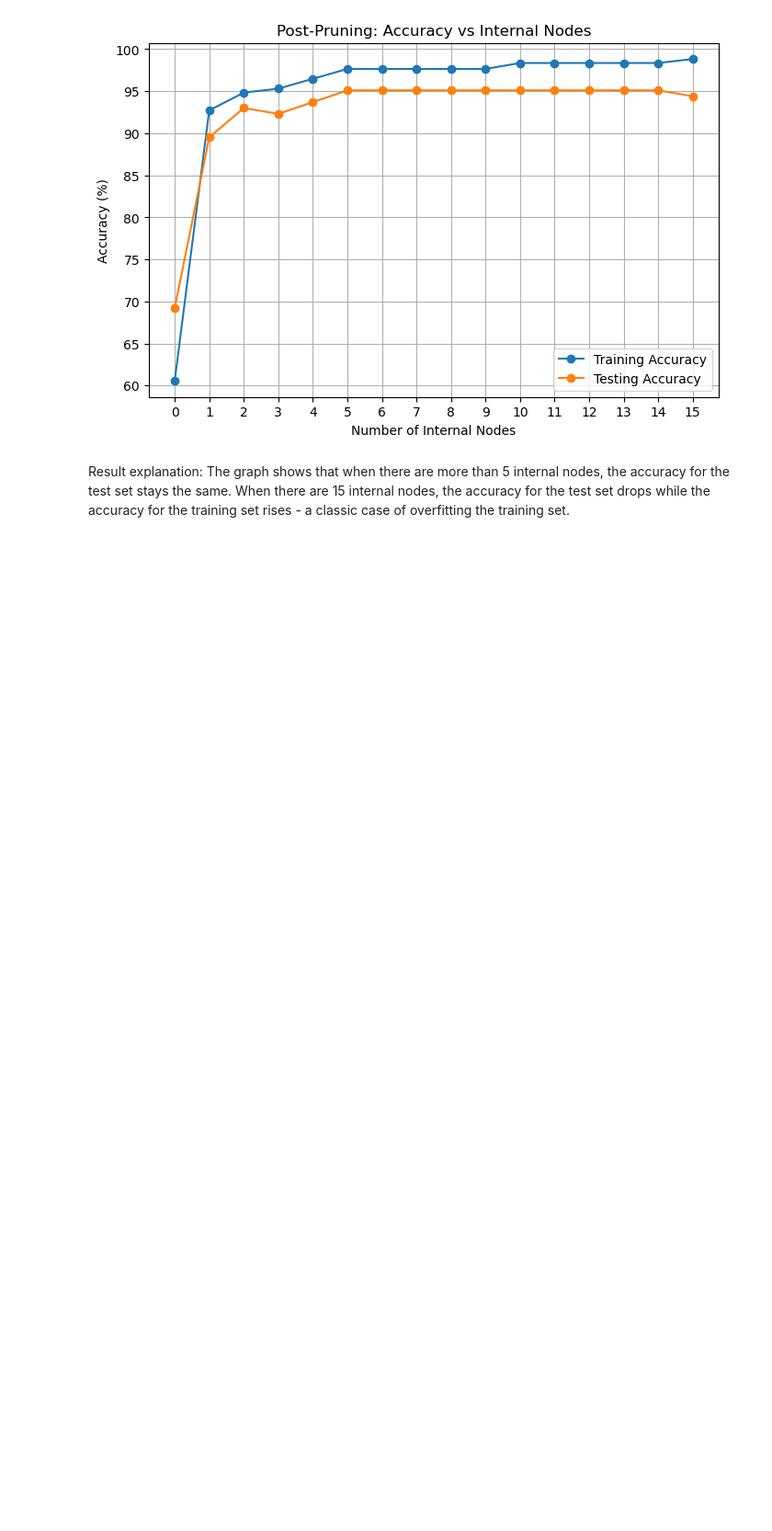
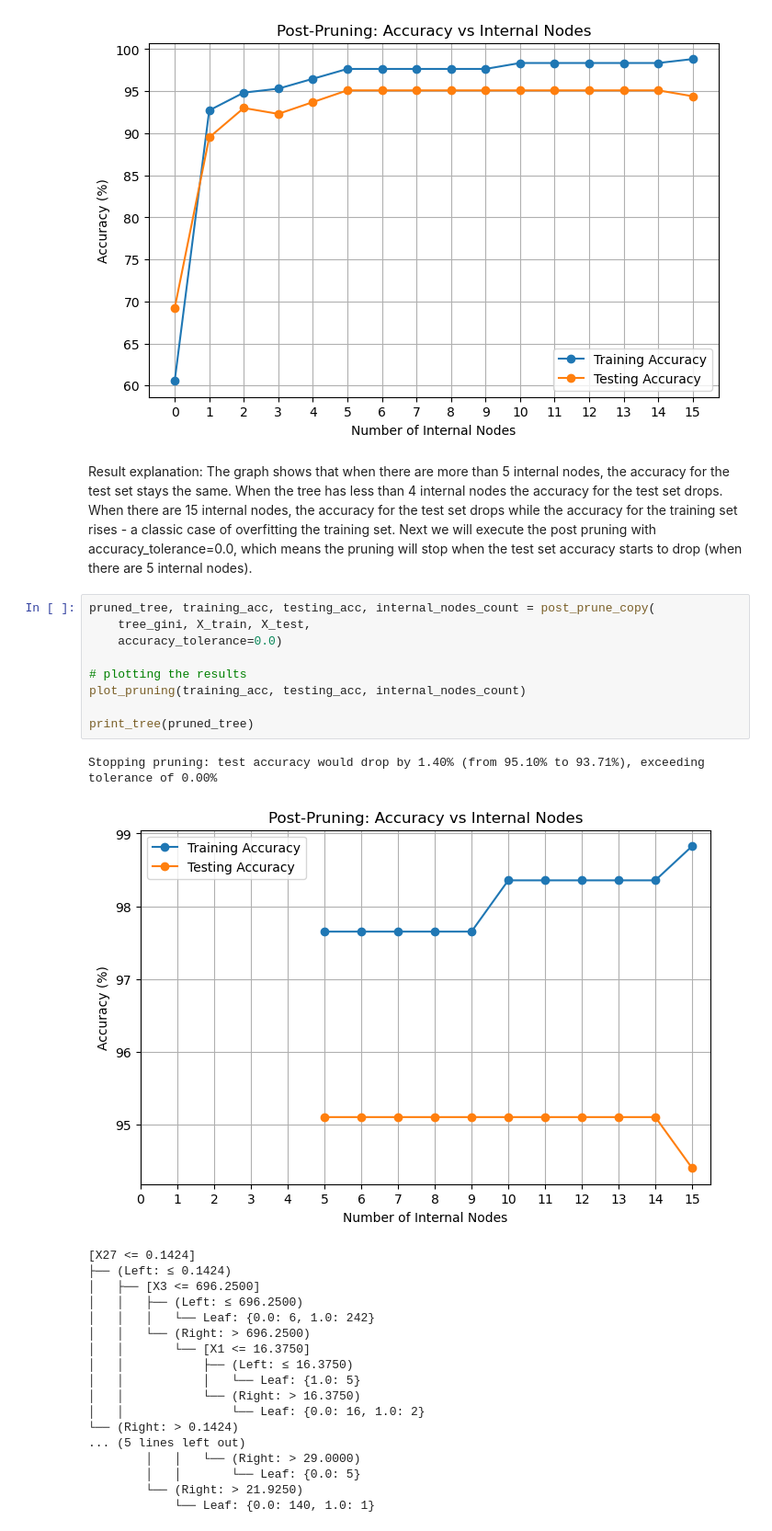
Before and after one commit to Evyatar-shaked/dani-and-evyatar-ML, a Jupyter notebook: HW1/HW1/hw1-decision-trees.ipynb, the cells around one changed output. Shown: that part at 92% size. Drawn from its saved outputs; the diff is of its cells as text; blank space fills up the shorter version.

Commit message:
added pruning that stops when the accuracy drops

```diff
--- a/HW1/HW1/hw1-decision-trees.ipynb
+++ b/HW1/HW1/hw1-decision-trees.ipynb
@@ -652,4 +652,36 @@ plot_pruning(training_acc, testing_acc, internal_nodes_count)
 [figure]
 # %% [markdown]
 Result explanation:
-The graph shows that when there are more than 5 internal nodes, the accuracy for the test set stays the same. When there are 15 internal nodes, the accuracy for the test set drops while the accuracy for the training set rises - a classic case of overfitting the training set.
+The graph shows that when there are more than 5 internal nodes, the accuracy for the test set stays the same.
+When the tree has less than 4 internal nodes the accuracy for the test set drops.
+When there are 15 internal nodes, the accuracy for the test set drops while the accuracy for the training set rises - a classic case of overfitting the training set.
+Next we will execute the post pruning with accuracy_tolerance=0.0, which means the pruning will stop when the test set accuracy starts to drop (when there are 5 internal nodes).
+# %%
+pruned_tree, training_acc, testing_acc, internal_nodes_count = post_prune_copy(
+    tree_gini, X_train, X_test,
+    accuracy_tolerance=0.0)
+
+# plotting the results
+plot_pruning(training_acc, testing_acc, internal_nodes_count)
+
+print_tree(pruned_tree)
+# %% [output]
+Stopping pruning: test accuracy would drop by 1.40% (from 95.10% to 93.71%), exceeding tolerance of 0.00%
+[figure, added]
+[X27 <= 0.1424]
+├── (Left: ≤ 0.1424)
+│   ├── [X3 <= 696.2500]
+│   │   ├── (Left: ≤ 696.2500)
+│   │   │   └── Leaf: {0.0: 6, 1.0: 242}
+│   │   └── (Right: > 696.2500)
+│   │       └── [X1 <= 16.3750]
+│   │           ├── (Left: ≤ 16.3750)
+│   │           │   └── Leaf: {1.0: 5}
+│   │           └── (Right: > 16.3750)
+│   │               └── Leaf: {0.0: 16, 1.0: 2}
+└── (Right: > 0.1424)
+... (5 lines left out)
+        │   │   └── (Right: > 29.0000)
+        │   │       └── Leaf: {0.0: 5}
+        └── (Right: > 21.9250)
+            └── Leaf: {0.0: 140, 1.0: 1}
```
